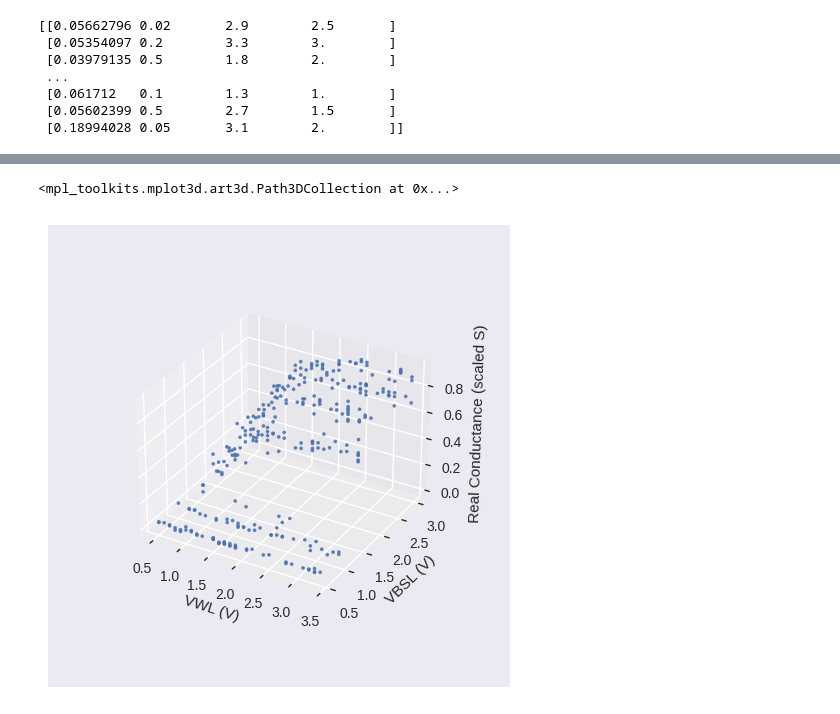
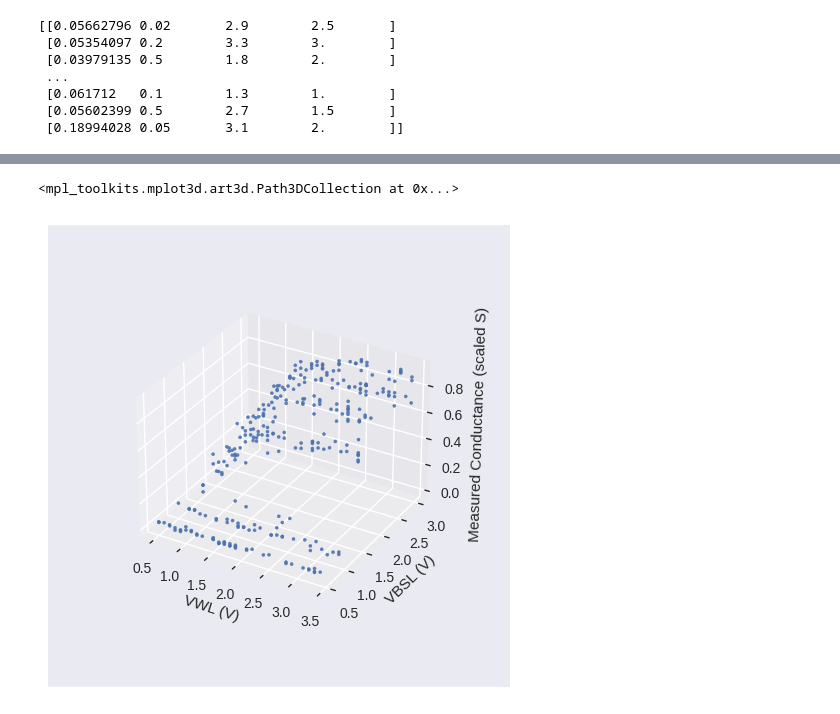
Before and after one commit to AaravWattal/RRAM-Models, a Jupyter notebook: SISPAD_3D_Graphs.ipynb, the cells around one changed output, grey strips where cells are left out. Saved outputs shown, nothing was run; the diff lists cells and outputs as text; code cells hidden in the pictures.

Commit message:
updated 3d graphs

```diff
--- a/SISPAD_3D_Graphs.ipynb
+++ b/SISPAD_3D_Graphs.ipynb
@@ -370,18 +370,18 @@ ax.scatter3D(vwl, vbsl, z_pred, marker='.', alpha=0.9)
 # %%
 fig = plt.figure(figsize=(8, 6))
 ax = fig.add_subplot(projection='3d')
 
 ax.set_xlabel('VWL (V)')
 ax.set_ylabel('VBSL (V)')
-ax.set_zlabel('Real Conductance (scaled S)')
+ax.set_zlabel('Measured Conductance (scaled S)')
 
 ax.xaxis.labelpad = 10
 ax.yaxis.labelpad = 10
 ax.zaxis.labelpad = 10
 
 ax.dist = 14
 
 ax.scatter3D(vwl, vbsl, z_real, marker='.', alpha=0.9)
 # %% [output]
 <mpl_toolkits.mplot3d.art3d.Path3DCollection at 0x...>
-[figure, old version]
+[figure, new version]
```
Also changed, not shown: parts of 7 cells of this notebook.
